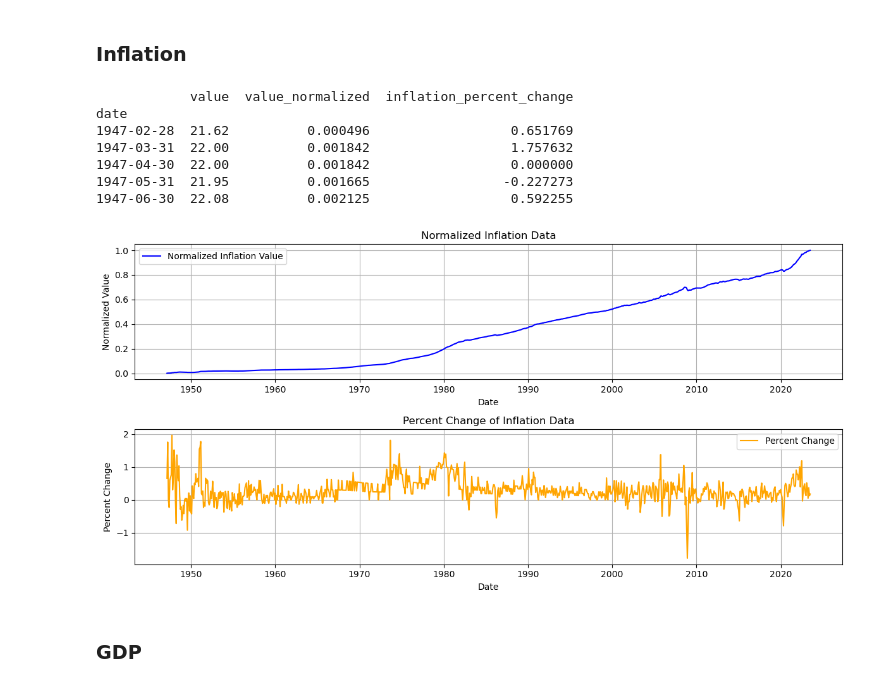
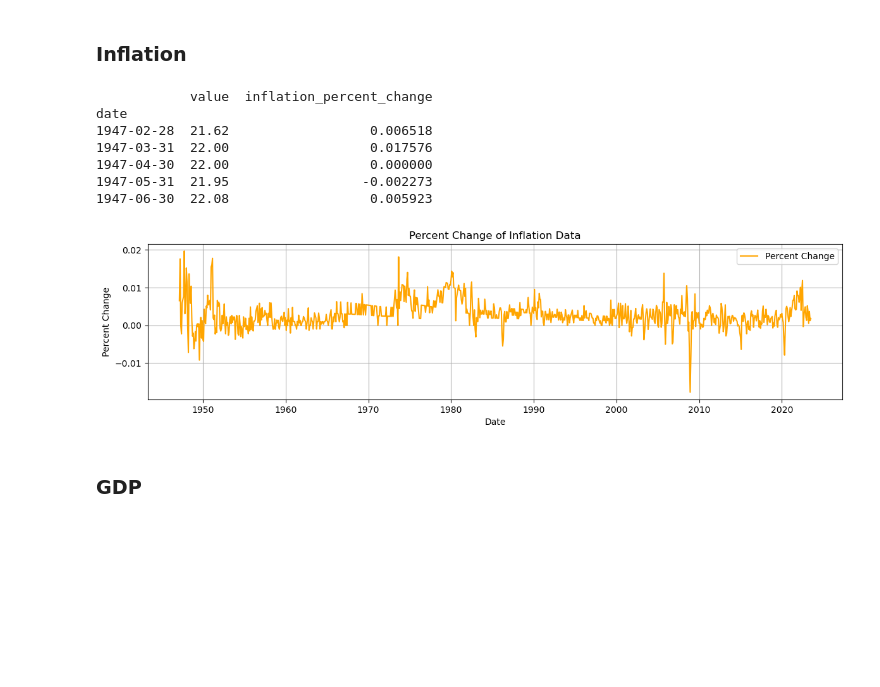
Before and after one commit to ChrisLato/AISE-4010-Project, a Jupyter notebook: Data Pre-processing.ipynb, the cells around one changed output. Saved outputs shown, nothing was run; the diff lists cells and outputs as text; code cells hidden in the pictures; blank space fills up the shorter version.

```diff
--- a/Data Pre-processing.ipynb
+++ b/Data Pre-processing.ipynb
@@ -172,53 +341,41 @@ inflation.sort_index(inplace=True)
 
 # Resample to ensure monthly frequency
 inflation = inflation.resample('M').mean()
 
 # Fill missing values using linear interpolation
 inflation.interpolate(method='linear', inplace=True)
 
-# Normalize the 'value' column
-inflation['value_normalized'] = (inflation['value'] - inflation['value'].min()) / (inflation['value'].max() - inflation['value'].min())
-
 # Calculate the percent change
-inflation['inflation_percent_change'] = inflation['value'].pct_change() * 100
+inflation['inflation_percent_change'] = inflation['value'].pct_change()
 
 # Drop NaN values resulting from percent change calculation
 inflation = inflation.dropna(subset=['inflation_percent_change'])
 
 print(inflation.head())
 
 # Plot the normalized original data and percent change
 plt.figure(figsize=(12, 6))
-
-# Normalized Inflation Data
-plt.subplot(2, 1, 1)
-plt.plot(inflation.index, inflation['value_normalized'], label='Normalized Inflation Value', color='blue')
-plt.title('Normalized Inflation Data')
-plt.xlabel('Date')
-plt.ylabel('Normalized Value')
-plt.legend()
-plt.grid(True)
 
 # Percent Change Data
 plt.subplot(2, 1, 2)
 plt.plot(inflation.index, inflation['inflation_percent_change'], label='Percent Change', color='orange')
 plt.title('Percent Change of Inflation Data')
 plt.xlabel('Date')
 plt.ylabel('Percent Change')
 plt.legend()
 plt.grid(True)
 
 plt.tight_layout()
 plt.show()
 # %% [output]
-            value  value_normalized  inflation_percent_change
+            value  inflation_percent_change
 date
-1947-02-28  21.62          0.000496                  0.651769
-1947-03-31  22.00          0.001842                  1.757632
-1947-04-30  22.00          0.001842                  0.000000
-1947-05-31  21.95          0.001665                 -0.227273
-1947-06-30  22.08          0.002125                  0.592255
+1947-02-28  21.62                  0.006518
+1947-03-31  22.00                  0.017576
+1947-04-30  22.00                  0.000000
+1947-05-31  21.95                 -0.002273
+1947-06-30  22.08                  0.005923
-[figure, old version]
+[figure, new version]
 # %% [markdown]
 ### GDP
 # %%
```
Also changed, not shown: parts of 16 cells of this notebook.
